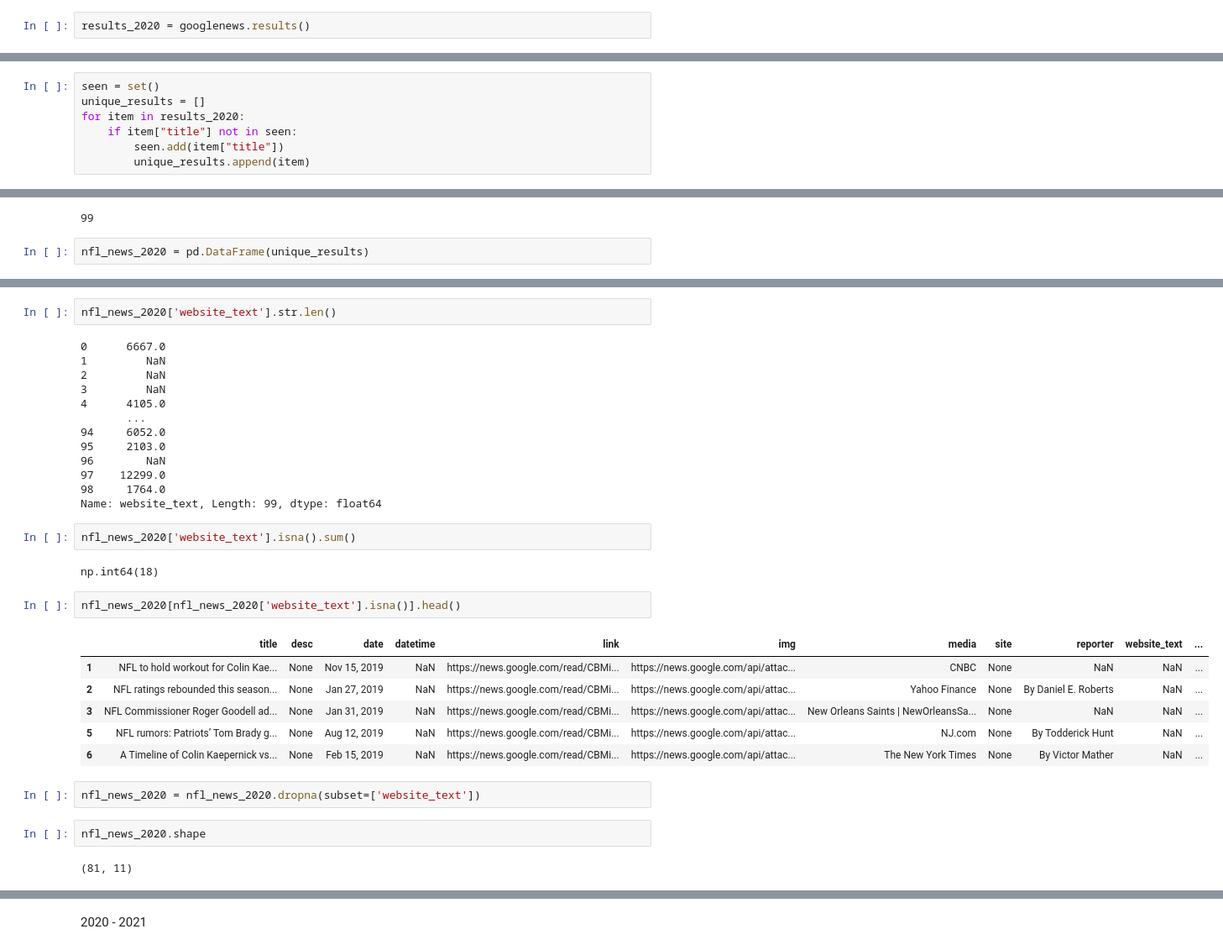
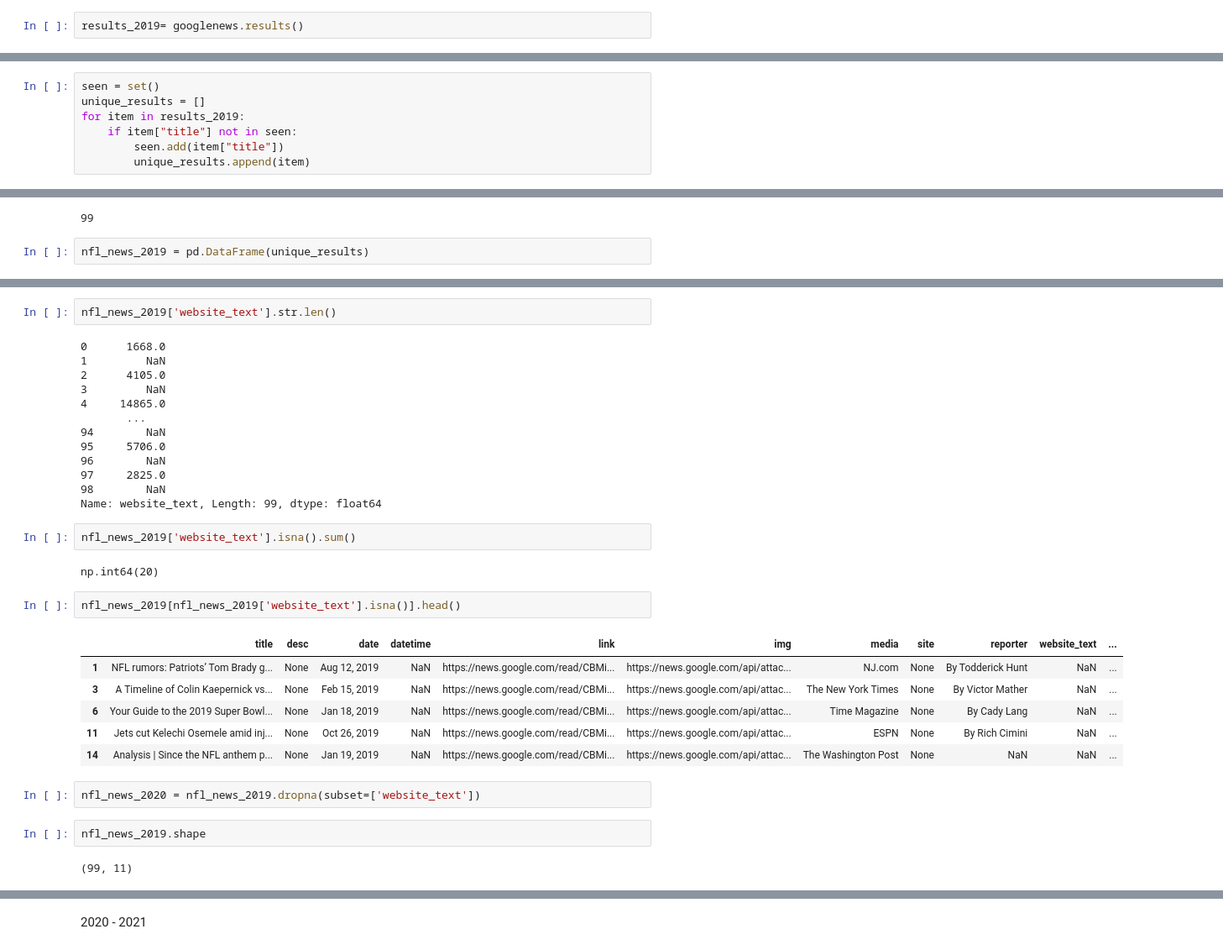
Before and after one commit to CultureAsData-UIUC/is310-spring-2026-group-1, a Jupyter notebook: Finalized_Datasets/Maya_Finalized_Dataset/computational_dataset.ipynb, the cells around one changed output, grey strips where cells are left out. Shown at 84% size. Saved outputs shown, nothing was run; the diff lists cells and outputs as text.

```diff
--- a/Finalized_Datasets/Maya_Finalized_Dataset/computational_dataset.ipynb
+++ b/Finalized_Datasets/Maya_Finalized_Dataset/computational_dataset.ipynb
@@ -108,5 +106,5 @@ googlenews.total_count()
 # %% [output]
 0
 # %%
-results_2020 = googlenews.results()
+results_2019= googlenews.results()
 # %%
@@ -140,7 +138,7 @@ len(results_2020)
 # %%
 seen = set()
 unique_results = []
-for item in results_2020:
+for item in results_2019:
     if item["title"] not in seen:
         seen.add(item["title"])
         unique_results.append(item)
@@ -209,5 +207,5 @@ len(unique_results)
 # %% [output]
 99
 # %%
-nfl_news_2020 = pd.DataFrame(unique_results)
+nfl_news_2019 = pd.DataFrame(unique_results)
 # %%
@@ -227,36 +225,36 @@ nfl_news_2020['resolved_url']
 Name: resolved_url, Length: 99, dtype: str
 # %%
-nfl_news_2020['website_text'].str.len()
+nfl_news_2019['website_text'].str.len()
 # %% [output]
-0      6667.0
+0      1668.0
 1         NaN
-2         NaN
+2      4105.0
 3         NaN
-4      4105.0
+4     14865.0
        ...
-94     6052.0
-95     2103.0
+94        NaN
+95     5706.0
 96        NaN
-97    12299.0
-98     1764.0
+97     2825.0
+98        NaN
 Name: website_text, Length: 99, dtype: float64
 # %%
-nfl_news_2020['website_text'].isna().sum()
+nfl_news_2019['website_text'].isna().sum()
 # %% [output]
-np.int64(18)
+np.int64(20)
 # %%
-nfl_news_2020[nfl_news_2020['website_text'].isna()].head()
+nfl_news_2019[nfl_news_2019['website_text'].isna()].head()
 # %% [output]
 |  | title | desc | date | datetime | link | img | media | site | reporter | website_text | ... |
-| 1 | NFL to hold workout for Colin Kae... | None | Nov 15, 2019 | NaN | https://news.google.com/read/CBMi... | https://news.google.com/api/attac... | CNBC | None | NaN | NaN | ... |
-| 2 | NFL ratings rebounded this season... | None | Jan 27, 2019 | NaN | https://news.google.com/read/CBMi... | https://news.google.com/api/attac... | Yahoo Finance | None | By Daniel E. Roberts | NaN | ... |
-| 3 | NFL Commissioner Roger Goodell ad... | None | Jan 31, 2019 | NaN | https://news.google.com/read/CBMi... | https://news.google.com/api/attac... | New Orleans Saints | NewOrleansSa... | None | NaN | NaN | ... |
-| 5 | NFL rumors: Patriots’ Tom Brady g... | None | Aug 12, 2019 | NaN | https://news.google.com/read/CBMi... | https://news.google.com/api/attac... | NJ.com | None | By Todderick Hunt | NaN | ... |
-| 6 | A Timeline of Colin Kaepernick vs... | None | Feb 15, 2019 | NaN | https://news.google.com/read/CBMi... | https://news.google.com/api/attac... | The New York Times | None | By Victor Mather | NaN | ... |
+| 1 | NFL rumors: Patriots’ Tom Brady g... | None | Aug 12, 2019 | NaN | https://news.google.com/read/CBMi... | https://news.google.com/api/attac... | NJ.com | None | By Todderick Hunt | NaN | ... |
+| 3 | A Timeline of Colin Kaepernick vs... | None | Feb 15, 2019 | NaN | https://news.google.com/read/CBMi... | https://news.google.com/api/attac... | The New York Times | None | By Victor Mather | NaN | ... |
+| 6 | Your Guide to the 2019 Super Bowl... | None | Jan 18, 2019 | NaN | https://news.google.com/read/CBMi... | https://news.google.com/api/attac... | Time Magazine | None | By Cady Lang | NaN | ... |
+| 11 | Jets cut Kelechi Osemele amid inj... | None | Oct 26, 2019 | NaN | https://news.google.com/read/CBMi... | https://news.google.com/api/attac... | ESPN | None | By Rich Cimini | NaN | ... |
+| 14 | Analysis | Since the NFL anthem p... | None | Jan 19, 2019 | NaN | https://news.google.com/read/CBMi... | https://news.google.com/api/attac... | The Washington Post | None | NaN | NaN | ... |
 # %%
-nfl_news_2020 = nfl_news_2020.dropna(subset=['website_text'])
+nfl_news_2020 = nfl_news_2019.dropna(subset=['website_text'])
 # %%
-nfl_news_2020.shape
+nfl_news_2019.shape
 # %% [output]
-(81, 11)
+(99, 11)
 # %%
```
Also changed, not shown: parts of 424 cells of this notebook, 4 other files.
